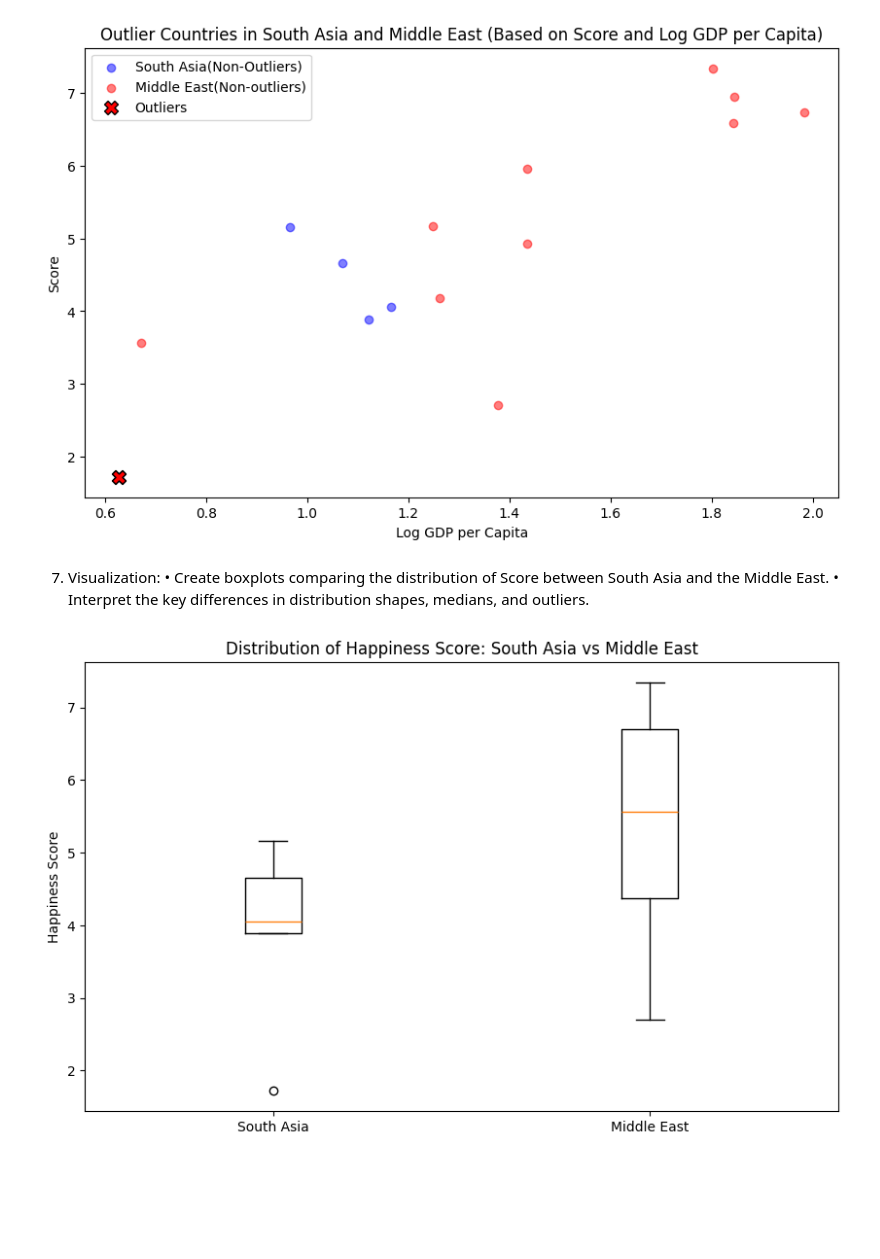
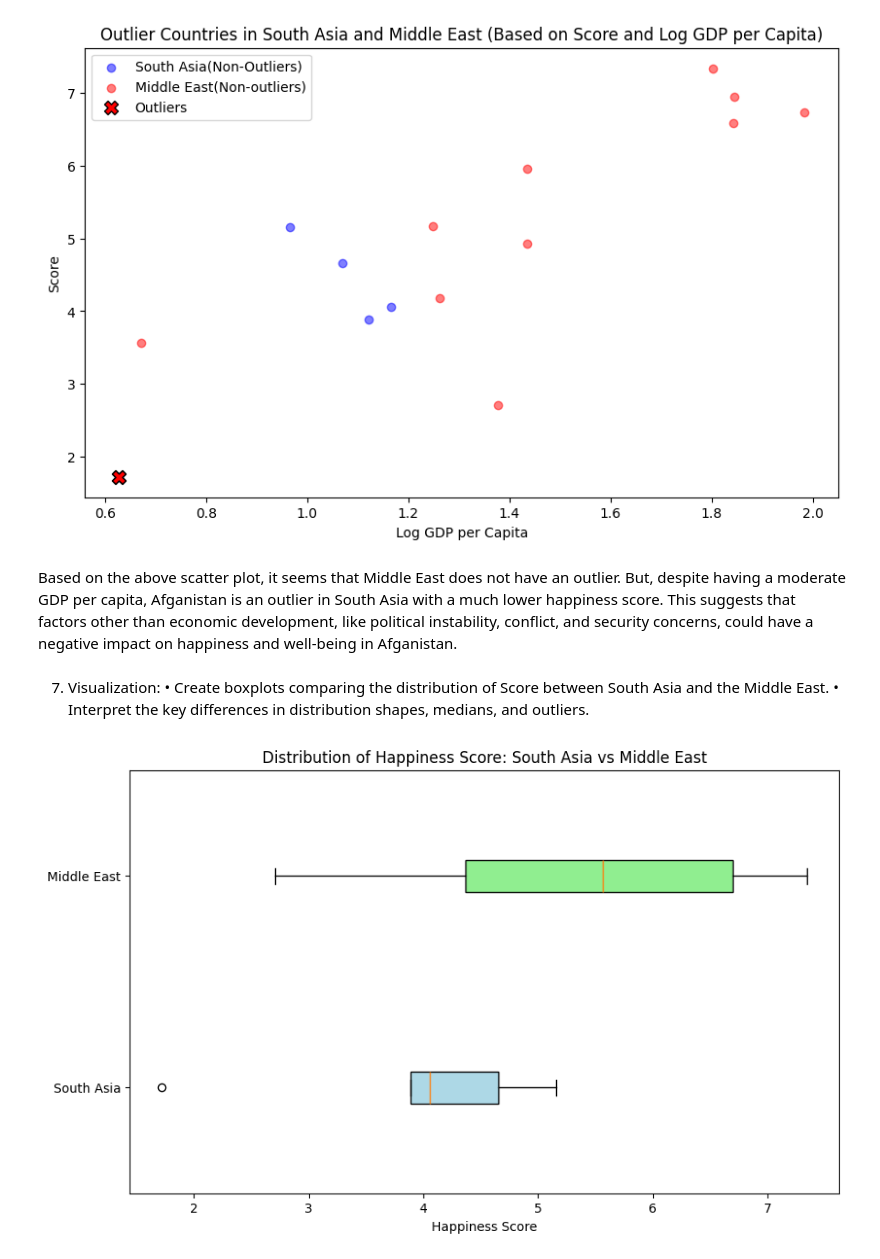
Before and after one commit to LearnerAnisha/python, a Jupyter notebook: coursework1.ipynb, the cells around one changed output. Saved outputs shown, nothing was run; the diff lists cells and outputs as text; code cells hidden in the pictures; blank space fills up the shorter version.

```diff
--- a/coursework1.ipynb
+++ b/coursework1.ipynb
@@ -1160,26 +1176,23 @@ plt.legend()
 plt.show()
 # %% [output]
 [figure]
+# %% [markdown]
+Based on the above scatter plot, it seems that Middle East does not have an outlier. But, despite having a moderate GDP per capita, Afganistan is an outlier in South Asia with a much lower happiness score. This suggests that factors other than economic development, like political instability, conflict, and security concerns, could have a negative impact on happiness and well-being in Afganistan.
 # %% [markdown]
 7. Visualization:
 • Create boxplots comparing the distribution of Score between South Asia and the Middle East.
 • Interpret the key differences in distribution shapes, medians, and outliers.
 # %%
-# Step 1: Prepare data for boxplot
-south_asia_scores = filtered_asian_list['score']
-middle_east_scores = filtered_middle_east_countries['score']
+# Create boxplots
+plt.figure(figsize=(10, 6))
+boxplots = plt.boxplot([filtered_asian_list['score'], filtered_middle_east_countries['score']], labels=['South Asia', 'Middle East'], vert=False, patch_artist=True)
+# Set colors for the boxplots
+colors = ['lightblue', 'lightgreen']
+for patch, color in zip(boxplots['boxes'], colors):
+    patch.set_facecolor(color)
 
-# Step 2: Create boxplot
-plt.figure(figsize=(10, 6))
-
-# Boxplot comparing Score distribution between South Asia and Middle East
-plt.boxplot([south_asia_scores, middle_east_scores], labels=['South Asia', 'Middle East'])
-
-# Step 3: Add title and labels
 plt.title('Distribution of Happiness Score: South Asia vs Middle East')
-plt.ylabel('Happiness Score')
-
-# Step 4: Show the plot
+plt.xlabel('Happiness Score')
 plt.show()
 # %% [output]
-[figure, old version]
+[figure, new version]
```
Also changed, not shown: parts of 3 cells of this notebook.
